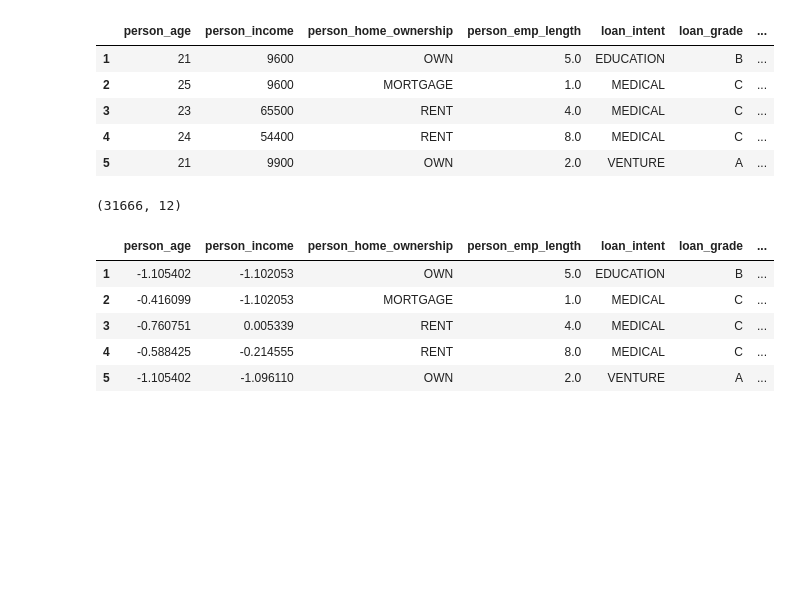
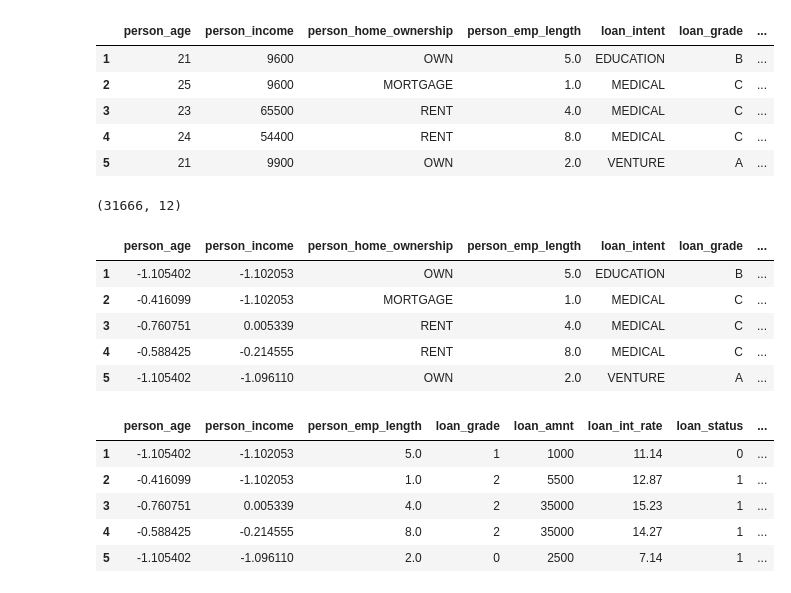
Before and after one commit to kiojoel/dataprep, a Jupyter notebook: notebooks/data_cleaning.ipynb, the cells around one changed output. Saved outputs shown, nothing was run; the diff lists cells and outputs as text; code cells hidden in the pictures; blank space fills up the shorter version.

```diff
--- a/notebooks/data_cleaning.ipynb
+++ b/notebooks/data_cleaning.ipynb
@@ -228,0 +231,12 @@ df_normalize.head()
+# %%
+df_label_encoded = encode_data(df_normalize, method='onehot', columns= ['person_home_ownership', 'loan_intent'])
+df_onehot_encoded = encode_data(df_label_encoded, method='label', columns= ['loan_grade', 'cb_person_default_on_file'])
+# %%
+df_onehot_encoded.head()
+# %% [output]
+|  | person_age | person_income | person_emp_length | loan_grade | loan_amnt | loan_int_rate | loan_status | ... |
+| 1 | -1.105402 | -1.102053 | 5.0 | 1 | 1000 | 11.14 | 0 | ... |
+| 2 | -0.416099 | -1.102053 | 1.0 | 2 | 5500 | 12.87 | 1 | ... |
+| 3 | -0.760751 | 0.005339 | 4.0 | 2 | 35000 | 15.23 | 1 | ... |
+| 4 | -0.588425 | -0.214555 | 8.0 | 2 | 35000 | 14.27 | 1 | ... |
+| 5 | -1.105402 | -1.096110 | 2.0 | 0 | 2500 | 7.14 | 1 | ... |
```
Also changed, not shown: parts of 1 cell of this notebook, 2 other files.
